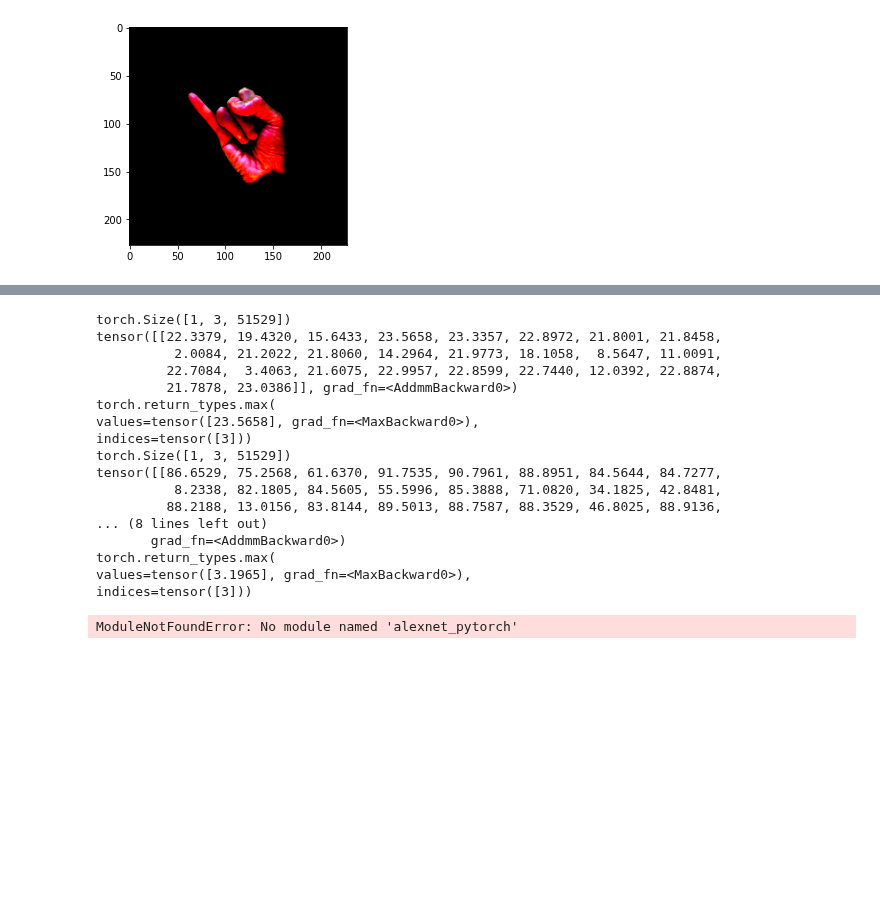
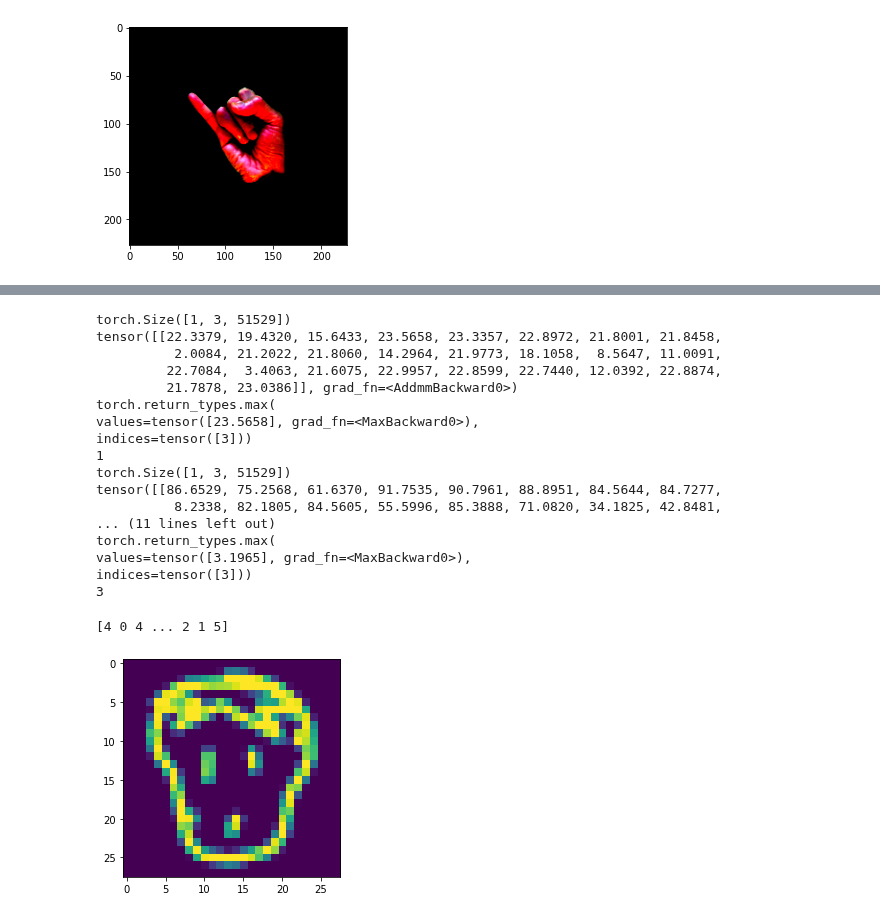
Before and after one commit to swadhwa5/MLFinalProject, a Jupyter notebook: DataAugmentation.ipynb, the cells around one changed output, grey strips where cells are left out. Drawn from its saved outputs; the diff is of its cells as text; code cells hidden in the pictures; blank space fills up the shorter version.

```diff
--- a/DataAugmentation.ipynb
+++ b/DataAugmentation.ipynb
@@ -478,18 +488,21 @@ print(x.shape)
 logits = model(x)
 print(logits)
 print(torch.max(logits, 1))
+print(labels[1])
 
 x = torch.from_numpy(flat_train_imgs[2:3,:,:].astype(np.float32))
 print(x.shape)
 logits = model(x)
 print(logits)
 print(torch.max(logits, 1))
+print(labels[2])
 
 x = torch.from_numpy(flat_train_imgs[10:11,:,:].astype(np.float32))
 print(x.shape)
 logits = model(x)
 print(logits)
 print(torch.max(logits, 1))
+print(labels[10])
 # %% [output]
 torch.Size([1, 3, 51529])
 tensor([[22.3379, 19.4320, 15.6433, 23.5658, 23.3357, 22.8972, 21.8001, 21.8458,
@@ -499,56 +512,20 @@ tensor([[22.3379, 19.4320, 15.6433, 23.5658, 23.3357, 22.8972, 21.8001, 21.8458,
 torch.return_types.max(
 values=tensor([23.5658], grad_fn=<MaxBackward0>),
 indices=tensor([3]))
+1
 torch.Size([1, 3, 51529])
 tensor([[86.6529, 75.2568, 61.6370, 91.7535, 90.7961, 88.8951, 84.5644, 84.7277,
           8.2338, 82.1805, 84.5605, 55.5996, 85.3888, 71.0820, 34.1825, 42.8481,
-         88.2188, 13.0156, 83.8144, 89.5013, 88.7587, 88.3529, 46.8025, 88.9136,
-... (8 lines left out)
-       grad_fn=<AddmmBackward0>)
+... (11 lines left out)
 torch.return_types.max(
 values=tensor([3.1965], grad_fn=<MaxBackward0>),
 indices=tensor([3]))
+3
-# %%
-import torch
-import torchvision.transforms as transforms
-from PIL import Image
-
-from alexnet_pytorch import AlexNet
-
-# Open image
-input_image = Image.open("img.jpg")
-
-# Preprocess image
-preprocess = transforms.Compose([
-  transforms.Resize(256),
-  transforms.CenterCrop(224),
-  transforms.ToTensor(),
-  transforms.Normalize(mean=[0.485, 0.456, 0.406], std=[0.229, 0.224, 0.225]),
-])
-input_tensor = preprocess(input_image)
-input_batch = input_tensor.unsqueeze(0)  # create a mini-batch as expected by the model
-
-# Load class names
-labels_map = json.load(open("labels_map.txt"))
-labels_map = [labels_map[str(i)] for i in range(1000)]
-
-# Classify with AlexNet
-model = AlexNet.from_pretrained("alexnet")
-model.eval()
-
-# move the input and model to GPU for speed if available
-if torch.cuda.is_available():
-  input_batch = input_batch.to("cuda")
-  model.to("cuda")
-
-with torch.no_grad():
-  logits = model(input_batch)
-preds = torch.topk(logits, k=5).indices.squeeze(0).tolist()
-
-print("-----")
-for idx in preds:
-  label = labels_map[idx]
-  prob = torch.softmax(logits, dim=1)[0, idx].item()
-  print(f"{label:<75} ({prob * 100:.2f}%)")
-# %% [output]
-ModuleNotFoundError: No module named 'alexnet_pytorch'
+# %%
+x = np.load("fruit_images.npy")
+y = np.load("fruit_labels.npy")
+plt.imshow(x[0])
+print(y)
+# %% [output]
+[4 0 4 ... 2 1 5]
+[figure, added]
```
Also changed, not shown: parts of 20 cells of this notebook.
